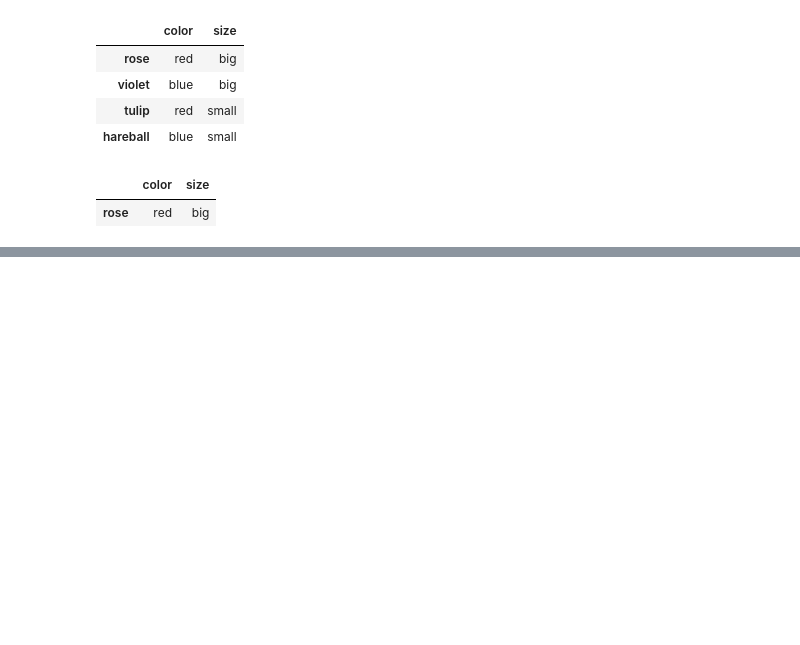
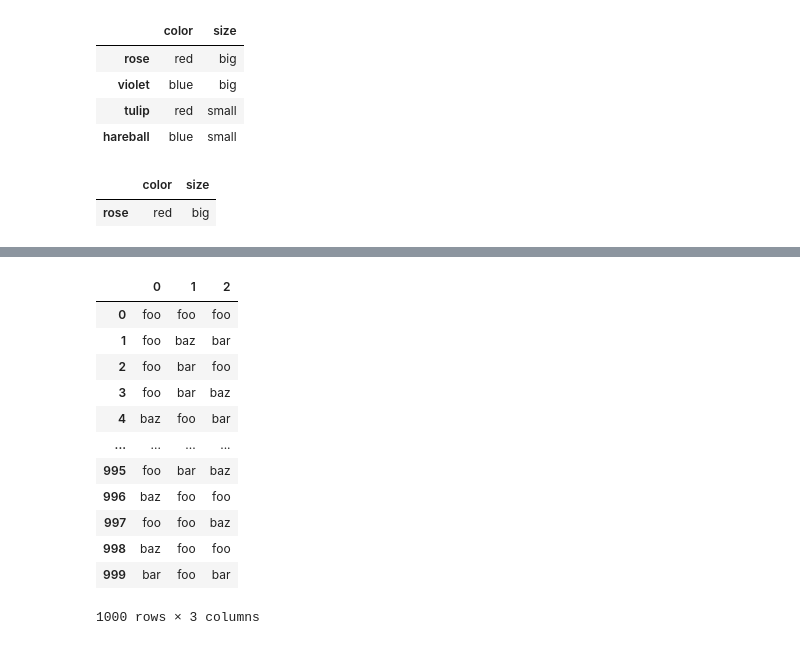
Before and after one commit to antonioIannotta/python-tutorial, a Jupyter notebook: pandas/Pandas.ipynb, the cells around one changed output, grey strips where cells are left out. Cells and saved outputs as stored; diff of their text form; code cells hidden in the pictures; blank space fills up the shorter version.

```diff
--- a/pandas/Pandas.ipynb
+++ b/pandas/Pandas.ipynb
@@ -92,0 +117,20 @@ df[rose_mask]
+# %%
+df = pd.DataFrame(np.random.choice(['foo', 'bar', 'baz'], size=(1000, 3)))
+df = df.apply(lambda col: col.astype('category'))
+
+df.shape
+df
+# %% [output]
+|  | 0 | 1 | 2 |
+| 0 | foo | foo | foo |
+| 1 | foo | baz | bar |
+| 2 | foo | bar | foo |
+| 3 | foo | bar | baz |
+| 4 | baz | foo | bar |
+| ... | ... | ... | ... |
+| 995 | foo | bar | baz |
+| 996 | baz | foo | foo |
+| 997 | foo | foo | baz |
+| 998 | baz | foo | foo |
+| 999 | bar | foo | bar |
+1000 rows × 3 columns
```
Also changed, not shown: parts of 10 cells of this notebook.
